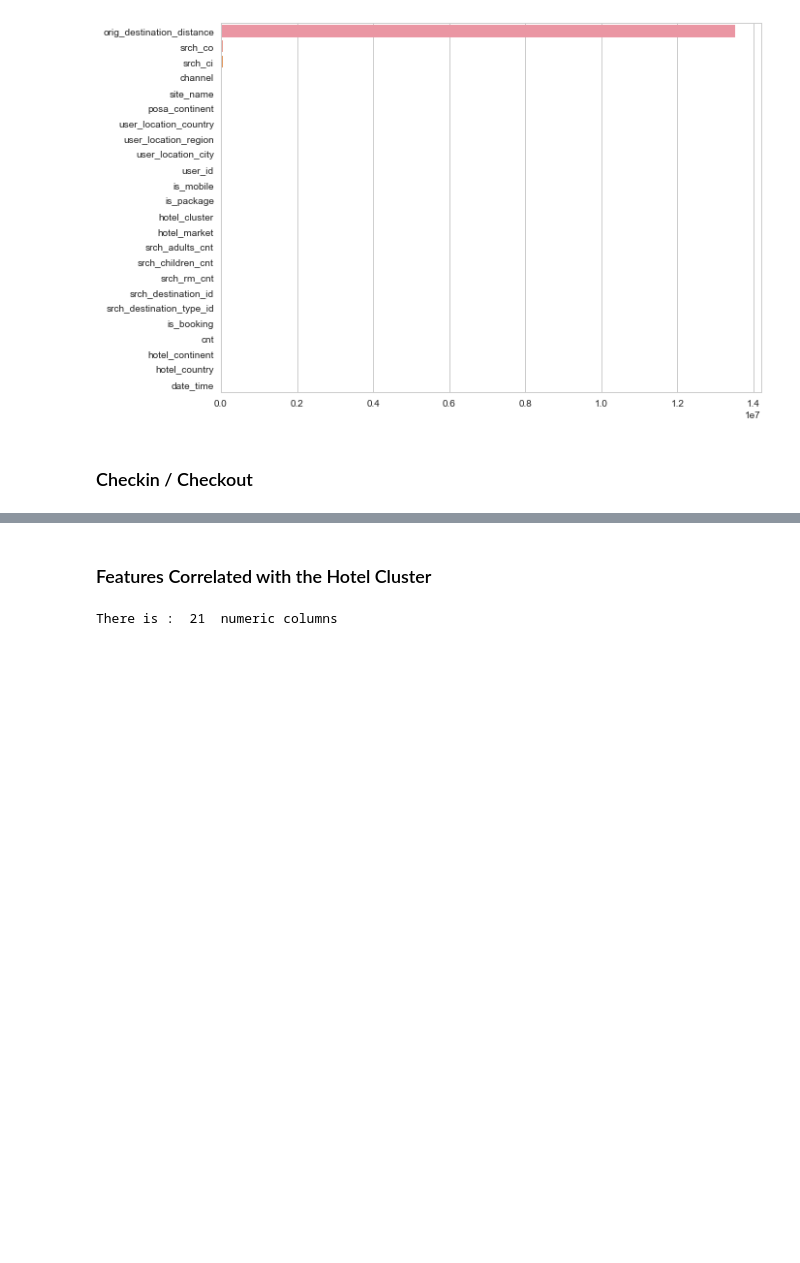
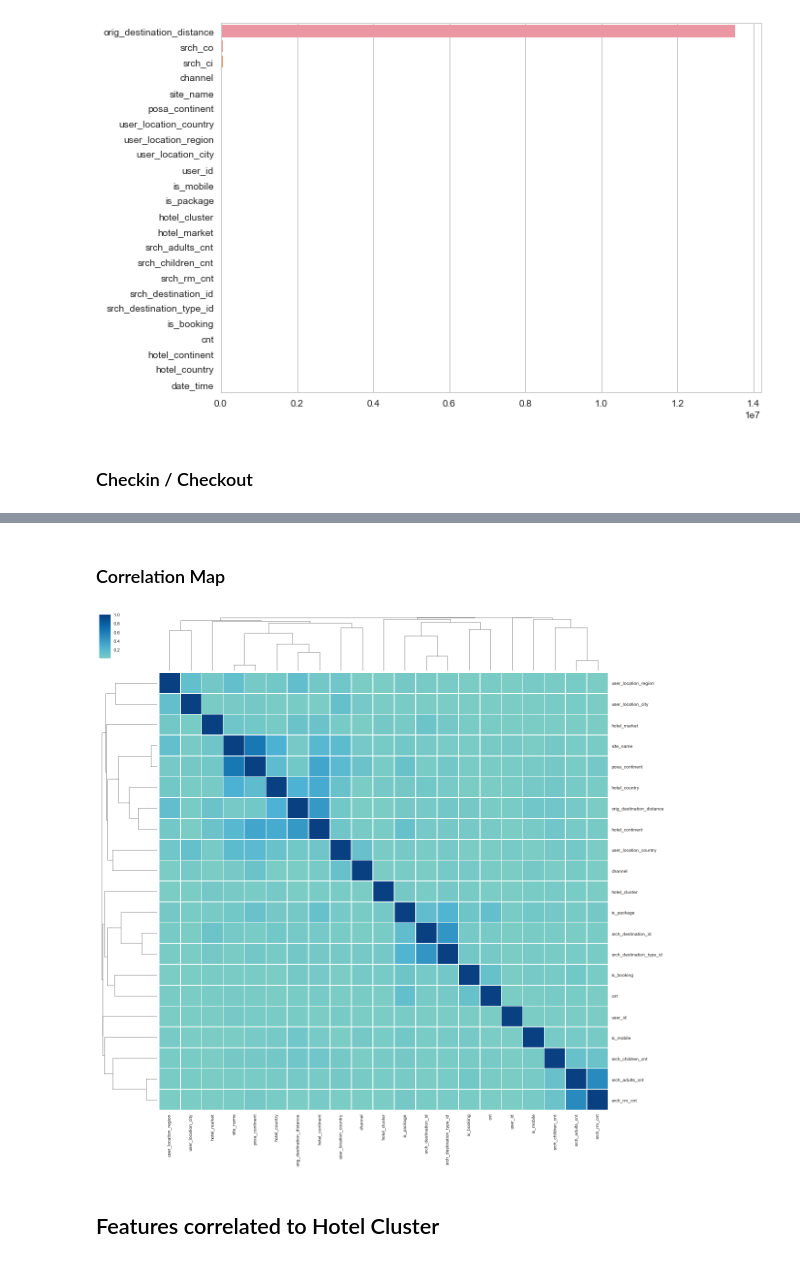
Before and after one commit to silvanabc/expedia-hotel-recommendations, a Jupyter notebook: Hotel Recommendations.ipynb, the cells around one changed output, grey strips where cells are left out. Drawn from its saved outputs; the diff is of its cells as text; code cells hidden in the pictures; blank space fills up the shorter version.

```diff
--- a/Hotel Recommendations.ipynb
+++ b/Hotel Recommendations.ipynb
@@ -252,10 +222,11 @@ sns.barplot(top10.index, top10.values)
+# %% [markdown]
+### Correlation Map
+# %%
+CorrelationMat=expediaDF.corr().abs()
+sns.clustermap(CorrelationMat, center=0, cmap="GnBu",
+               linewidths=.75, figsize=(10, 10), metric="correlation")
+plt.show()
+# %% [output]
+[figure, added]
 # %% [markdown]
-### Features Correlated with the Hotel Cluster
+## Features correlated to Hotel Cluster
-# %%
-#Plot all numeric features corrolated with the Hotel Cluster
-numCol=expediaDF.select_dtypes(include=[np.number]).columns.tolist()
-print('There is : ',len(numCol),' numeric columns')
-for i in range(0,36,4):
-    sns.pairplot(expediaDF,x_vars=numCol[i:i+4],y_vars=['hotel_cluster'])
-# %% [output]
-There is :  21  numeric columns
```
Also changed, not shown: parts of 20 cells of this notebook.
